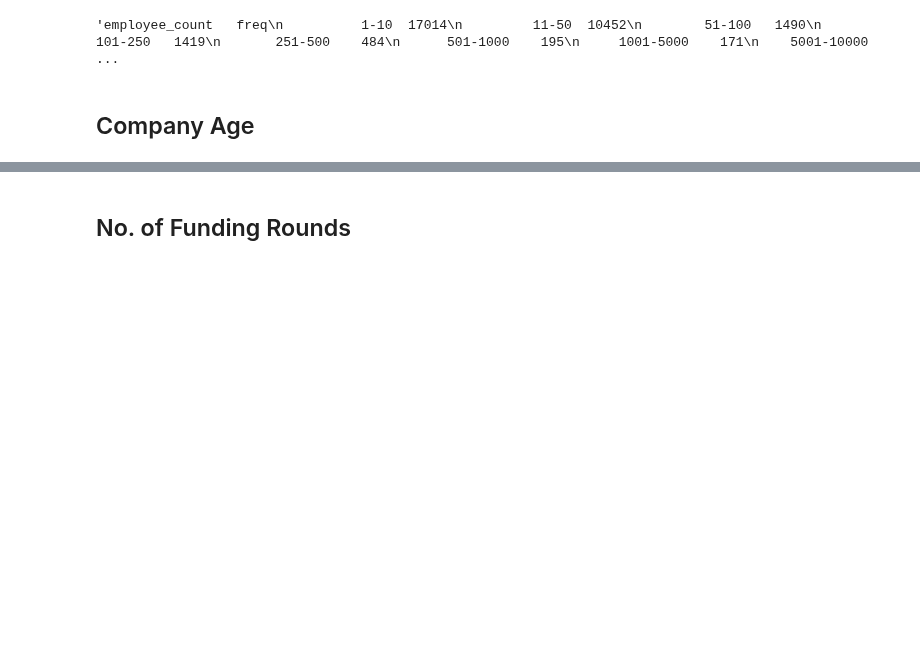
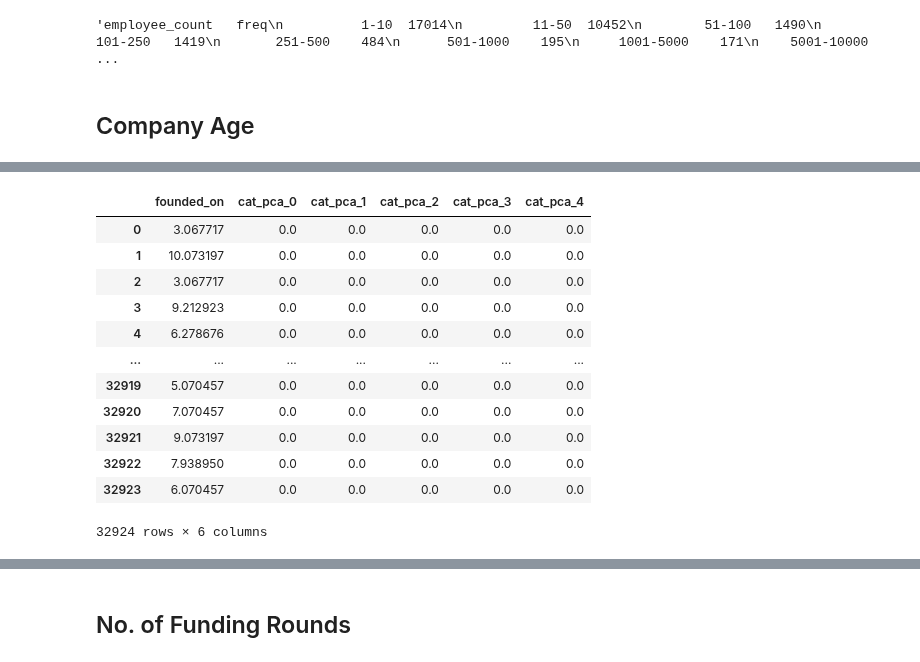
Before and after one commit to StardustLID/TEMG4952A-TEAM-5, a Jupyter notebook: backend/csv_helper.ipynb, the cells around one changed output, grey strips where cells are left out. Cells and saved outputs as stored; diff of their text form; code cells hidden in the pictures; blank space fills up the shorter version.

```diff
--- a/backend/csv_helper.ipynb
+++ b/backend/csv_helper.ipynb
@@ -140,2 +140,20 @@ df
+# %%
+today = pd.Timestamp.today()
+df['founded_on'] = (today - df['founded_on']) / pd.Timedelta(365, unit="d")
+df
+# %% [output]
+|  | founded_on | cat_pca_0 | cat_pca_1 | cat_pca_2 | cat_pca_3 | cat_pca_4 |
+| 0 | 3.067717 | 0.0 | 0.0 | 0.0 | 0.0 | 0.0 |
+| 1 | 10.073197 | 0.0 | 0.0 | 0.0 | 0.0 | 0.0 |
+| 2 | 3.067717 | 0.0 | 0.0 | 0.0 | 0.0 | 0.0 |
+| 3 | 9.212923 | 0.0 | 0.0 | 0.0 | 0.0 | 0.0 |
+| 4 | 6.278676 | 0.0 | 0.0 | 0.0 | 0.0 | 0.0 |
+| ... | ... | ... | ... | ... | ... | ... |
+| 32919 | 5.070457 | 0.0 | 0.0 | 0.0 | 0.0 | 0.0 |
+| 32920 | 7.070457 | 0.0 | 0.0 | 0.0 | 0.0 | 0.0 |
+| 32921 | 9.073197 | 0.0 | 0.0 | 0.0 | 0.0 | 0.0 |
+| 32922 | 7.938950 | 0.0 | 0.0 | 0.0 | 0.0 | 0.0 |
+| 32923 | 6.070457 | 0.0 | 0.0 | 0.0 | 0.0 | 0.0 |
+32924 rows × 6 columns
 # %%
 df['founded_on'] = df['founded_on'].round(0).astype(int)
```
Also changed, not shown: parts of 6 cells of this notebook, 2 other files.
